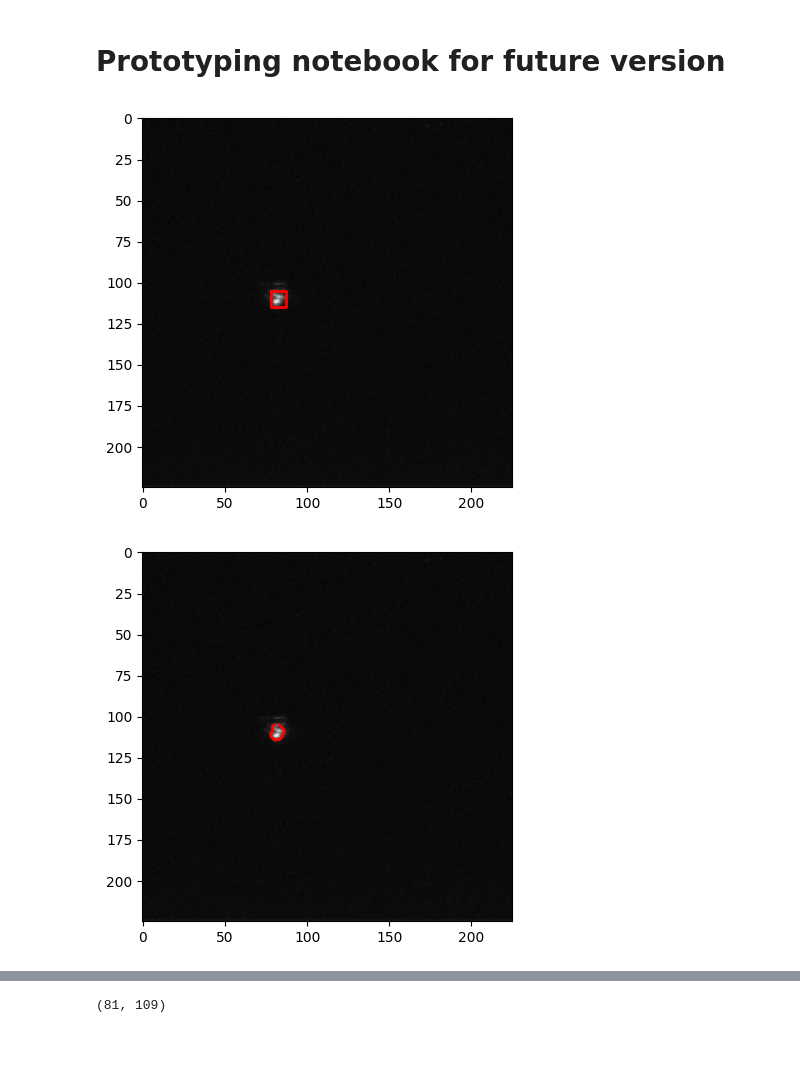
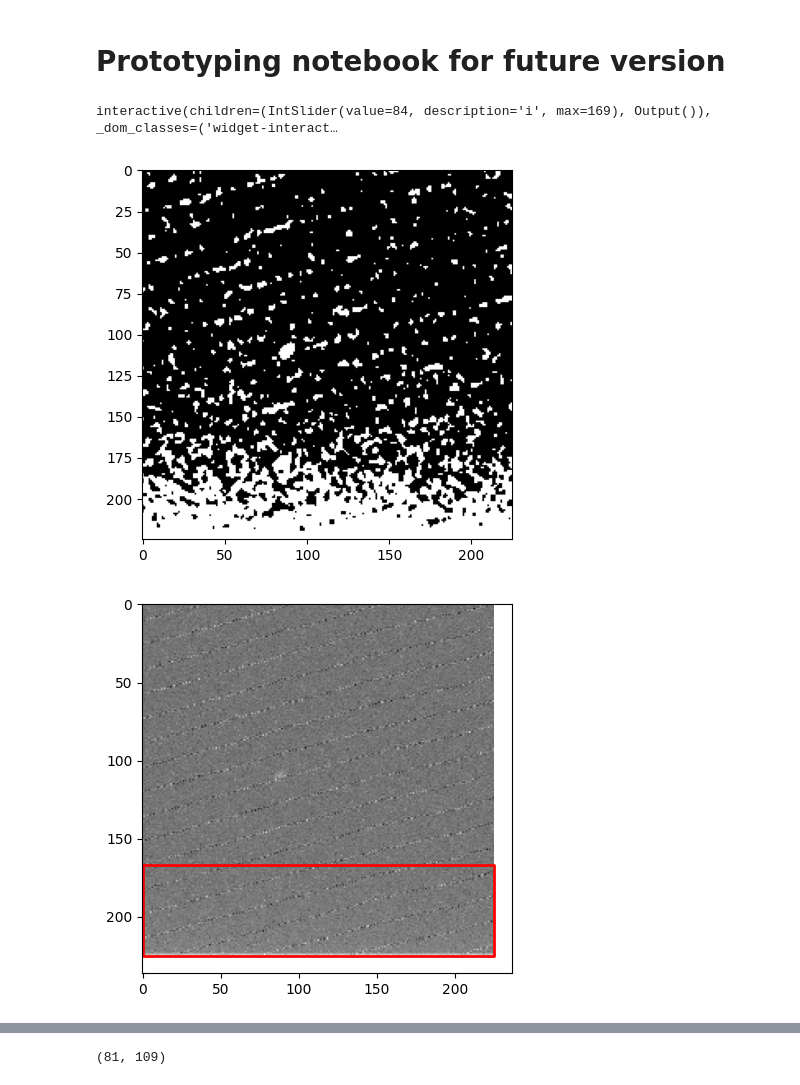
Before and after one commit to WSU-Carbon-Lab/pyref, a Jupyter notebook: python/pyref/refl/prototype.ipynb, the cells around one changed output, grey strips where cells are left out. Saved outputs shown, nothing was run; the diff lists cells and outputs as text; code cells hidden in the pictures; blank space fills up the shorter version.

```diff
--- a/python/pyref/refl/prototype.ipynb
+++ b/python/pyref/refl/prototype.ipynb
@@ -1,58 +1,79 @@
 # %% [markdown]
 # Prototyping notebook for future version
 # %%
+import tkinter
+import tkinter.filedialog
 import cv2 as cv
 from astropy.io import fits
 import numpy as np
 import matplotlib.pyplot as plt
 import scipy
 import scipy.misc
+import ipywidgets as widgets
+import os
 
-path = "C:/Users/hduva/Washington State University (email.wsu.edu)/Carbon Lab Research Group - Documents/Synchrotron Logistics and Data/ALS - Berkeley/Data/BL1101/2023Nov/XRR/Processed/ZnPc/CCD Scan 82261/286.7/190.0/ZnPc82261-00348.fits"
+data_dir  = tkinter.filedialog.askdirectory()
+files = os.listdir(data_dir)
 
-hdul = fits.open(path)
-data = hdul[2].data
-hdul.close()
-
-image = cv.normalize(data, None, 0, 255, cv.NORM_MINMAX).astype(np.uint8)
+@widgets.interact(i = (0, len(files)-1, 1))
+def choose_file(i):
+    path = os.path.join(data_dir, files[i])
+    hdul = fits.open(path)
+    angle = hdul[0].header['Sample Theta']
+    data = hdul[2].data
+    hdul.close()
+    image = cv.normalize(data, None, 0, 255, cv.NORM_MINMAX).astype(np.uint8)
+    plt.imshow(image, cmap='gray')
+    plt.title('Angle: {}'.format(angle))
+    return files[i], image
+# %% [output]
+interactive(children=(IntSlider(value=84, description='i', max=169), Output()), _dom_classes=('widget-interact…
+# %%
+path = os.path.join(data_dir, files[85])
+hdul = fits.open(path)
+image = hdul[2].data
 # %%
 processed = cv.normalize(image, None, 0, 255, cv.NORM_MINMAX).astype(
     np.uint8
 )
+
 # Apply a Gaussian blur to reduce noise
-blurred_image = cv.GaussianBlur(processed, (5, 5), 0)
+blurred_image = cv.GaussianBlur(processed, (2, 2), 0)
 # Threshold the image to create a binary image
 _, threshold_image = cv.threshold(
     blurred_image, 0, 255, cv.THRESH_BINARY + cv.THRESH_OTSU
 )#
+
+plt.imshow(threshold_image, cmap='gray')
+plt.show()
 
 # find the contours from the threshold image
 contours, _ = cv.findContours(
     threshold_image, cv.RETR_TREE, cv.CHAIN_APPROX_SIMPLE
 )
 
 largest_contour = None
 largest_contour_area = 0
 for contour in contours:
     contour_area = cv.contourArea(contour)
     if contour_area > largest_contour_area:
         largest_contour = contour
         largest_contour_area = contour_area
 
 # Determine the bounding rectangle for the largest contour
 x, y, w, h = cv.boundingRect(largest_contour)
 
 # Display the image with the bounding rectangle
 plt.imshow(image, cmap="gray")
 plt.plot(
     [x, x + w, x + w, x, x], [y, y, y + h, y + h, y], "r", linewidth=2
 )
 plt.show()
 
 # Display the raw contours
 plt.imshow(image, cmap="gray")
 plt.plot(contour[:, :, 0], contour[:, :, 1], 'r', linewidth=2)
 plt.show()
 # %% [output]
-[figure, old version]
+[figure, new version]
-[figure, old version]
+[figure, new version]
```
Also changed, not shown: parts of 1 cell of this notebook, 2 other files.
